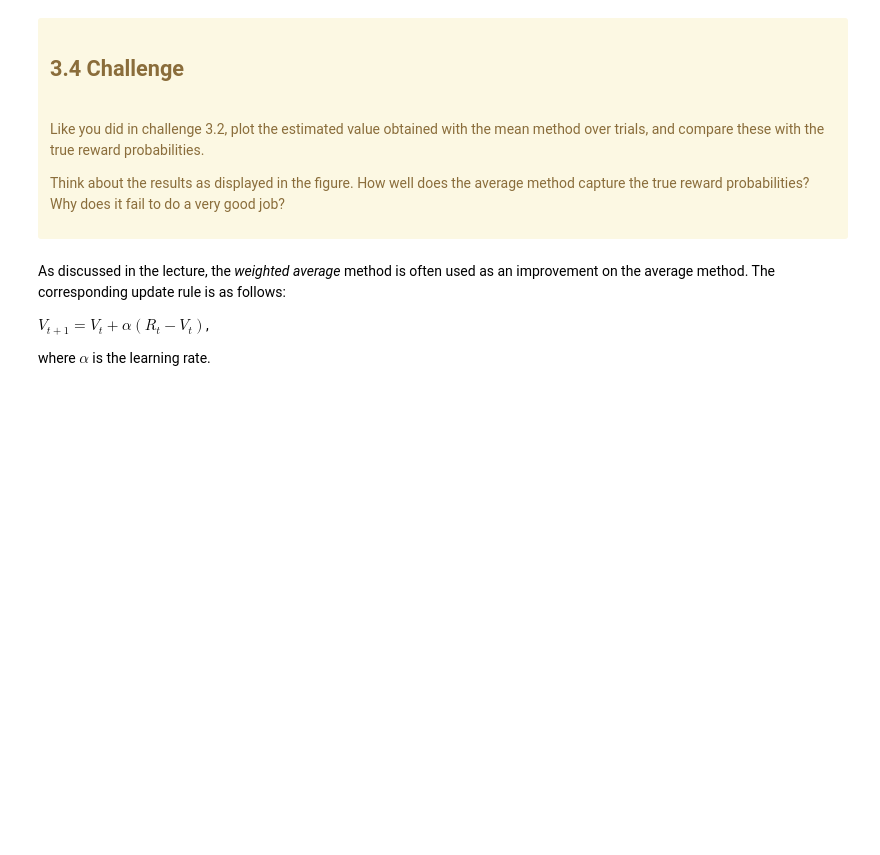
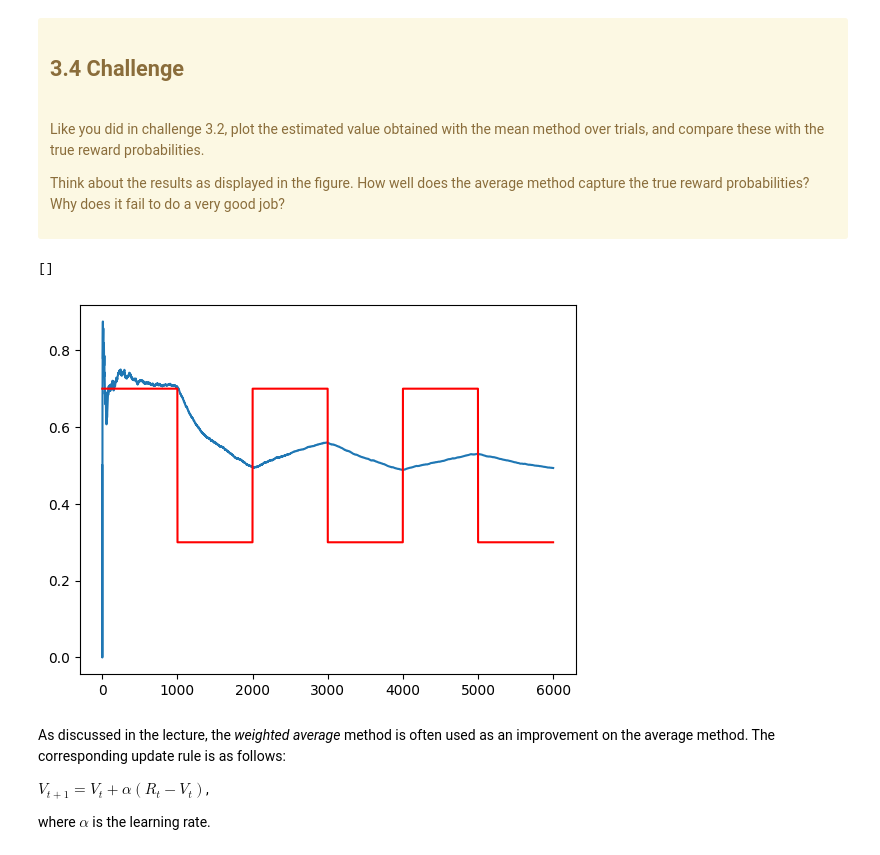
Before and after one commit to konjiii/cog_mod_a2, a Jupyter notebook: CogMod24_bandit_student.ipynb, the cells around one changed output. Drawn from its saved outputs; the diff is of its cells as text; code cells hidden in the pictures; blank space fills up the shorter version.

```diff
--- a/CogMod24_bandit_student.ipynb
+++ b/CogMod24_bandit_student.ipynb
@@ -165,6 +184,13 @@ Think about the results as displayed in the figure. How well does the average me
 </div>
 # %%
 # Your code here
+
+plt.plot(mean_avg[0], label="average method")
+plt.plot(np.arange(len(reward_probs)),reward_probs, c="r", label="true mean")
+plt.plot()
+# %% [output]
+[]
+[figure, added]
 # %% [markdown]
 As discussed in the lecture, the _weighted average_ method is often used as an improvement on the average method. The corresponding update rule is as follows:
 
```
Also changed, not shown: parts of 6 cells of this notebook.
